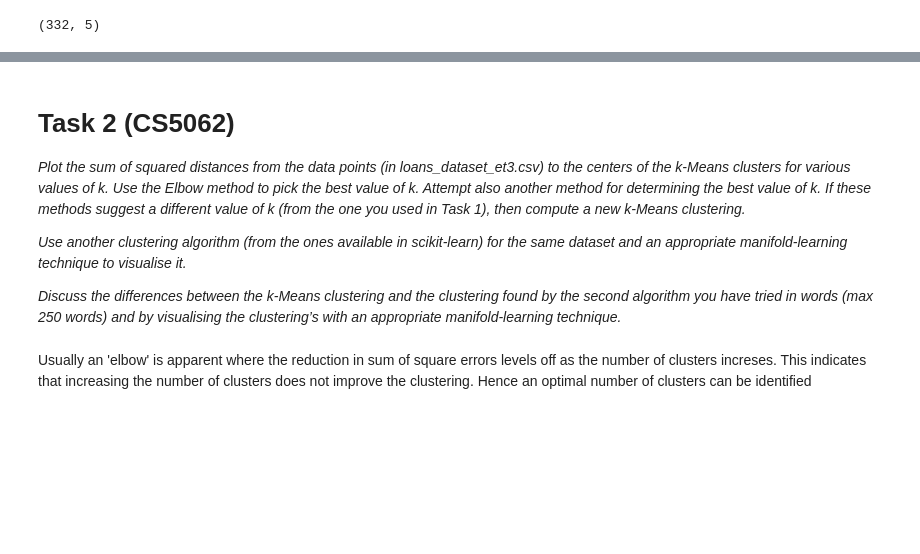
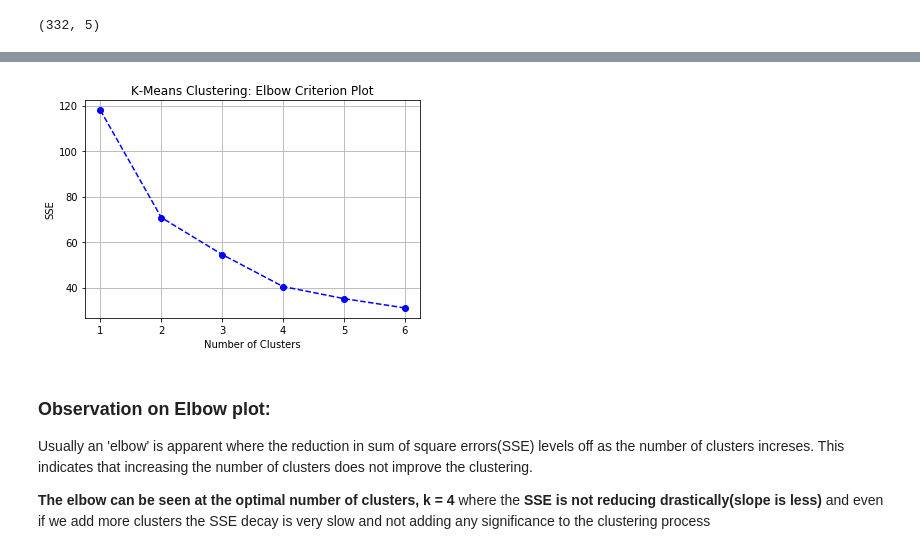
Before and after one commit to vipulpopat/MSCAI_Sem1_Etivity3, a Jupyter notebook: Etivity3_ClusteringManifoldLearning.ipynb, the cells around one changed output, grey strips where cells are left out. Saved outputs shown, nothing was run; the diff lists cells and outputs as text; code cells hidden in the pictures; blank space fills up the shorter version.

Commit message:
updated task1 and task2

```diff
--- a/Etivity3_ClusteringManifoldLearning.ipynb
+++ b/Etivity3_ClusteringManifoldLearning.ipynb
@@ -142,25 +282,15 @@ Wall time: 31.8 s
 # %%
-%%time
-
-max_num_clusters = k
-min_num_clusters = 1
+# Create an empty array to store the SSE's (distances from the cluster centre)
+SSE = np.empty(max_num_clusters - min_num_clusters)
 
 # Generate an array consisting of the number of clusters
 num_clusters = np.array(range(min_num_clusters, max_num_clusters), dtype="i4")
-print(num_clusters)
+print("Number of clusters:", len(num_clusters))
+
 
 for i in range(len(num_clusters)):
-
     k = num_clusters[i]
-    kmeans = cluster.KMeans(n_clusters=k, n_init=10, max_iter=500).fit(data) # , init="random"
-
-    loan_centroid = np.r_[data, kmeans.cluster_centers_]
-
-    # project both the data and the k-Means cluster centers to a 2D space
-    XY_tsne_coordinates = manifold.TSNE(n_components=2).fit_transform(loan_centroid)
-    print("T-SNE transformation complete")
-    clustering_scatterplot(points=XY_tsne_coordinates[:-k,:],
-                           labels=kmeans.labels_,
-                           centers=XY_tsne_coordinates[-k:,:],
-                           title='TSNE')
+    kmeans = cluster.KMeans(n_clusters=k, n_init=10, max_iter=500).fit(quantile_uniform_data)
+    SSE[i] = kmeans.inertia_
+    print("SSE for {} cluster = {}".format(k, kmeans.inertia_))
 # %% [output]
@@ -181,30 +304,14 @@ T-SNE transformation complete
-# %% [markdown]
-# Task 2 (CS5062)
-*Plot the sum of squared distances from the data points (in loans_dataset_et3.csv) to the centers of the k-Means clusters for various values of k. Use the Elbow method to pick the best value of k. Attempt also another method for determining the best value of k. If these methods suggest a different value of k (from the one you used in Task 1), then compute a new k-Means clustering.*
-
-*Use another clustering algorithm (from the ones available in scikit-learn) for the same dataset and an appropriate manifold-learning technique to visualise it.*
-
-*Discuss the differences between the k-Means clustering and the clustering found by the second algorithm you have tried in words (max 250 words) and by visualising the clustering’s with an appropriate manifold-learning technique.*
-# %%
-max_num_clusters = 10
-min_num_clusters = 1
-
-SSE = np.empty(max_num_clusters - min_num_clusters)
-
-# Generate an array consisting of the number of clusters
-num_clusters = np.array(range(min_num_clusters, max_num_clusters), dtype="i4")
-print(num_clusters)
-
-for i in range(len(num_clusters)):
-
-    k = num_clusters[i]
-    kmeans = cluster.KMeans(n_clusters=k, n_init=10, max_iter=500).fit(data) # , init="random"
-    SSE[i] = kmeans.inertia_
-    print("SSE for {} cluster = {}".format(k, kmeans.inertia_))
 # %%
-plt.title("Elbow Criterion")
+plt.title("K-Means Clustering: Elbow Criterion Plot")
 plt.plot(num_clusters, SSE, 'bo--')
+plt.xlabel("Number of Clusters")
+plt.ylabel("SSE")
 plt.grid()
 plt.show()
+# %% [output]
+[figure, added]
 # %% [markdown]
-Usually an 'elbow' is apparent where the reduction in sum of square errors levels off as the number of clusters increses. This indicates that increasing the number of clusters does not improve the clustering. Hence an optimal number of clusters can be identified
+### Observation on Elbow plot:
+Usually an 'elbow' is apparent where the reduction in sum of square errors(SSE) levels off as the number of clusters increses. This indicates that increasing the number of clusters does not improve the clustering.
+
+**The elbow can be seen at the optimal number of clusters, k = 4** where the **SSE is not reducing drastically(slope is less)** and even if we add more clusters the SSE decay is very slow and not adding any significance to the clustering process
```
Also changed, not shown: parts of 31 cells of this notebook.
